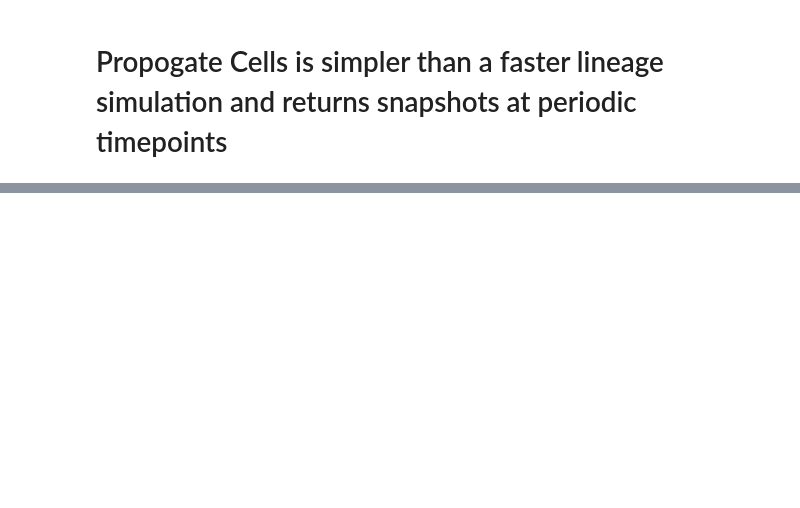
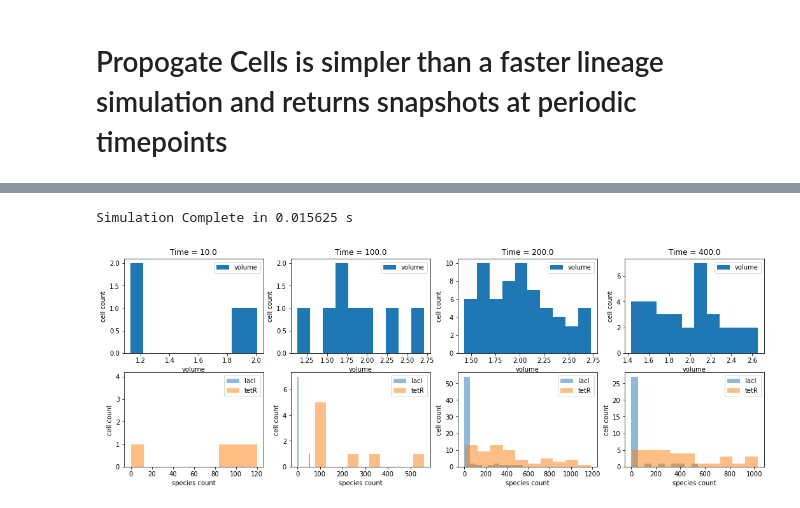
Before and after one commit to biocircuits/bioscrape, a Jupyter notebook: lineage examples/Lineage Examples.ipynb, the cells around one changed output, grey strips where cells are left out. Saved outputs shown, nothing was run; the diff lists cells and outputs as text; code cells hidden in the pictures; blank space fills up the shorter version.

```diff
--- a/lineage examples/Lineage Examples.ipynb
+++ b/lineage examples/Lineage Examples.ipynb
@@ -331,0 +363,39 @@ ImportError: cannot import name 'py_PropogateCells' from 'bioscrape.lineage' (C:
+# %%
+from bioscrape.lineage import py_SimulateTurbidostat
+
+
+
+timepoints = np.arange(0, 500, 1.0) #timepoints to simulate over
+
+#When to sample the propogating cells
+sample_times = [timepoints[10], timepoints[100], timepoints[200], timepoints[400]]
+
+
+ts = process_time()
+results = py_SimulateTurbidostat(initial_cell_states = 1,
+                                                  timepoints = timepoints,
+                                                  sample_times = sample_times,
+                                                  population_cap = 100,
+                                                  Model = Mtoggle, safe = False)
+te = process_time()
+print("Simulation Complete in", te-ts, "s")
+
+plt.figure(figsize = (18, 6))
+
+for n in range(len(sample_times)):
+    plt.subplot(2, len(sample_times), n+1)
+    plt.hist(result_data[n]["volume"], label = "volume")
+    plt.title(f"Time = {sample_times[n]}")
+    plt.ylabel("cell count")
+    plt.xlabel("volume")
+    plt.legend()
+
+    plt.subplot(2, len(sample_times), len(sample_times)+n+1)
+    plt.hist(result_data[n]["protein_lacI"], label = "lacI", alpha = .5)
+    plt.hist(result_data[n]["protein_tetR"], label = "tetR", alpha = .5)
+    plt.legend()
+    plt.ylabel("cell count")
+    plt.xlabel("species count")
+# %% [output]
+Simulation Complete in 0.015625 s
+[figure, added]
```
Also changed, not shown: parts of 8 cells of this notebook, 2 other files.
